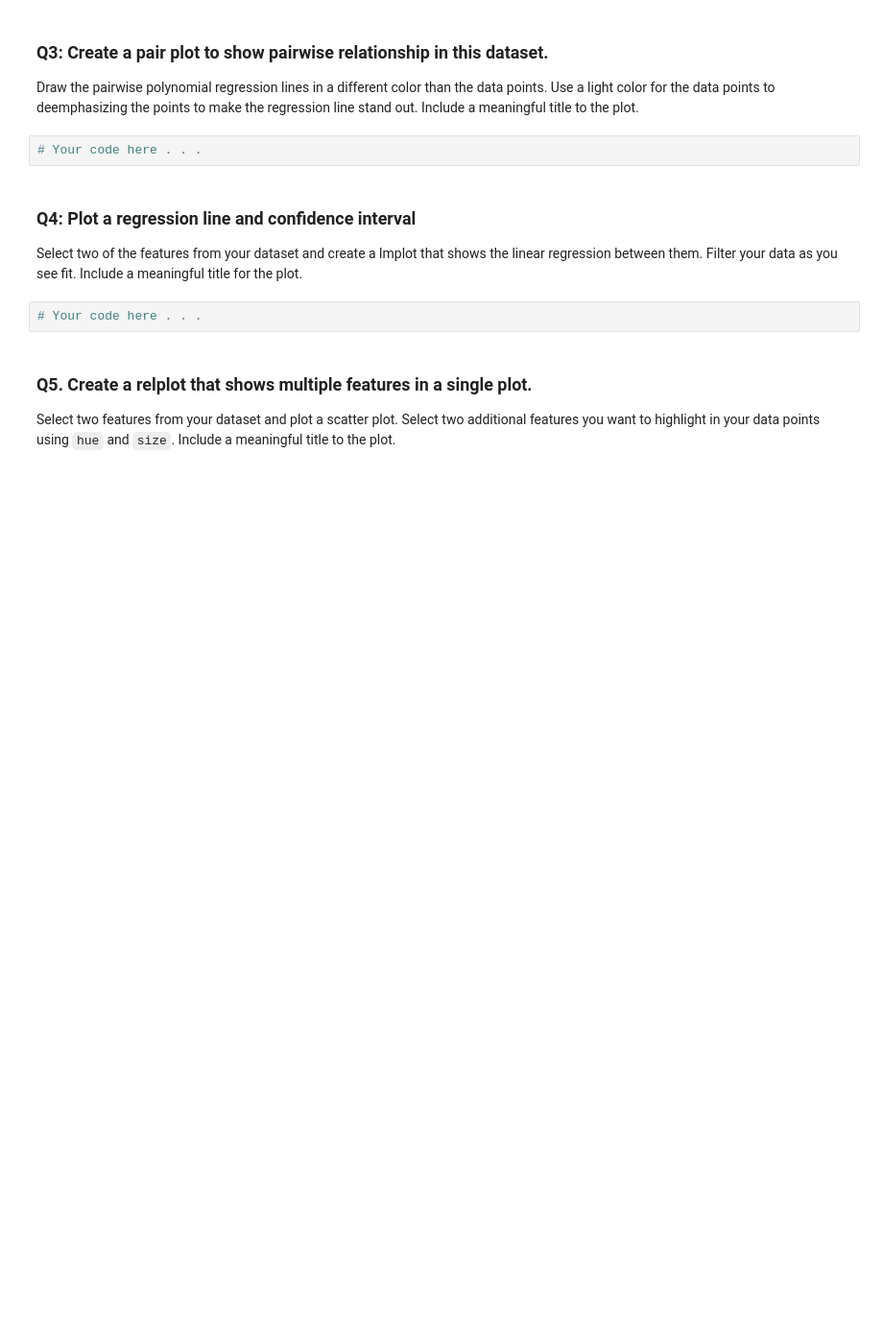
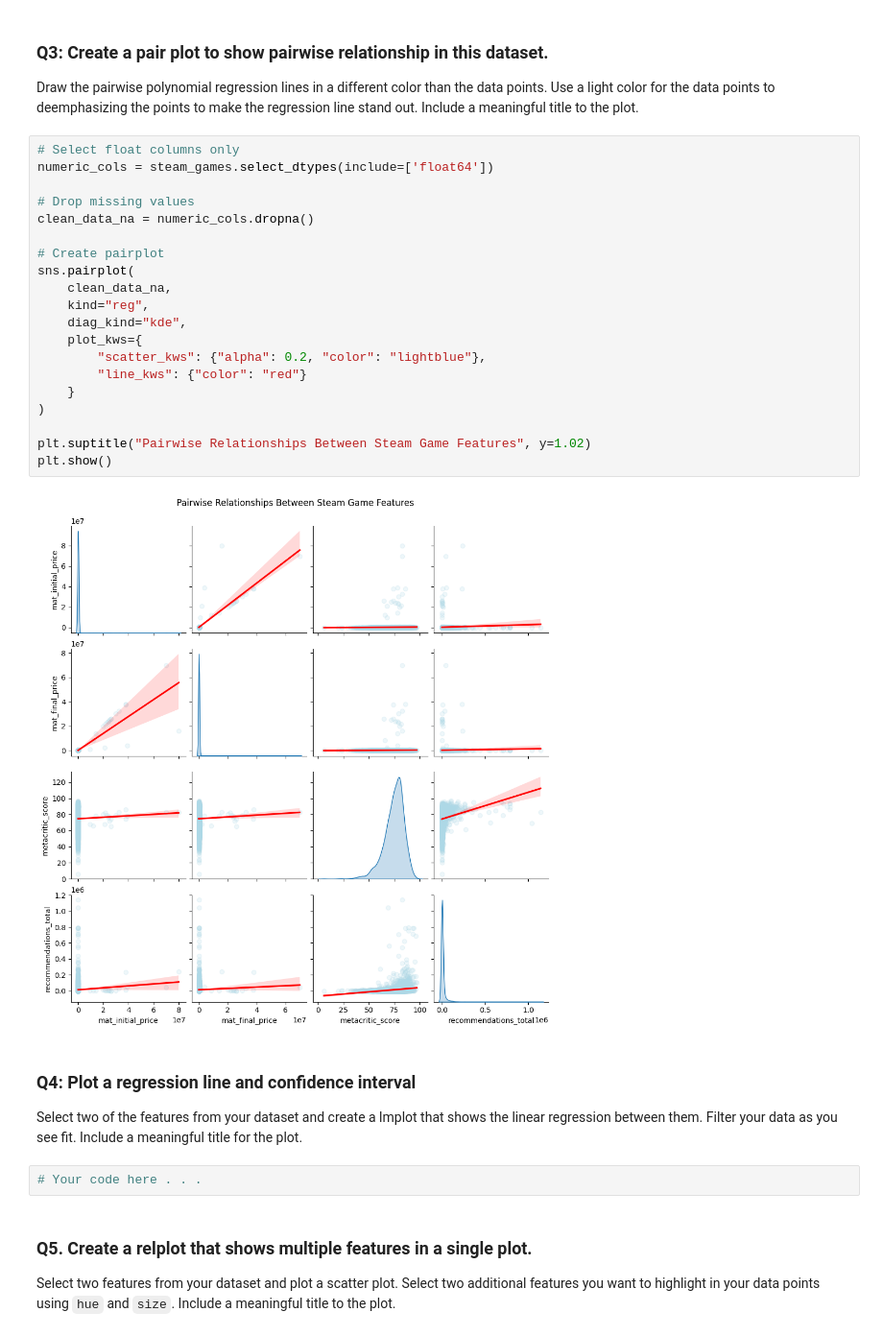
Before and after one commit to CS133-DataVisualization/term-project-group-15, a Jupyter notebook: Project Assignments/CS133_F25_P1_relplot_scatter.ipynb, the cells around one changed output. Shown at 96% size. Cells and saved outputs as stored; diff of their text form; blank space fills up the shorter version.

```diff
--- a/Project Assignments/CS133_F25_P1_relplot_scatter.ipynb
+++ b/Project Assignments/CS133_F25_P1_relplot_scatter.ipynb
@@ -56,8 +61,28 @@ dtype: object
 # %% [markdown]
 ### Q3: Create a pair plot to show pairwise relationship in this dataset.
 Draw the pairwise polynomial regression lines in a different color than the data points. Use a light color for the data points to deemphasizing the points to make the regression line stand out. Include a meaningful title to the plot.
-# %%
-# Your code here . . .
+# %%
+# Select float columns only
+numeric_cols = steam_games.select_dtypes(include=['float64'])
+
+# Drop missing values
+clean_data_na = numeric_cols.dropna()
+
+# Create pairplot
+sns.pairplot(
+    clean_data_na,
+    kind="reg",
+    diag_kind="kde",
+    plot_kws={
+        "scatter_kws": {"alpha": 0.2, "color": "lightblue"},
+        "line_kws": {"color": "red"}
+    }
+)
+
+plt.suptitle("Pairwise Relationships Between Steam Game Features", y=1.02)
+plt.show()
+# %% [output]
+[figure, added]
 # %% [markdown]
 ### Q4: Plot a regression line and confidence interval
 Select two of the features from your dataset and create a lmplot that shows the linear regression between them. Filter your data as you see fit. Include a meaningful title for the plot.
```
Also changed, not shown: parts of 5 cells of this notebook.
